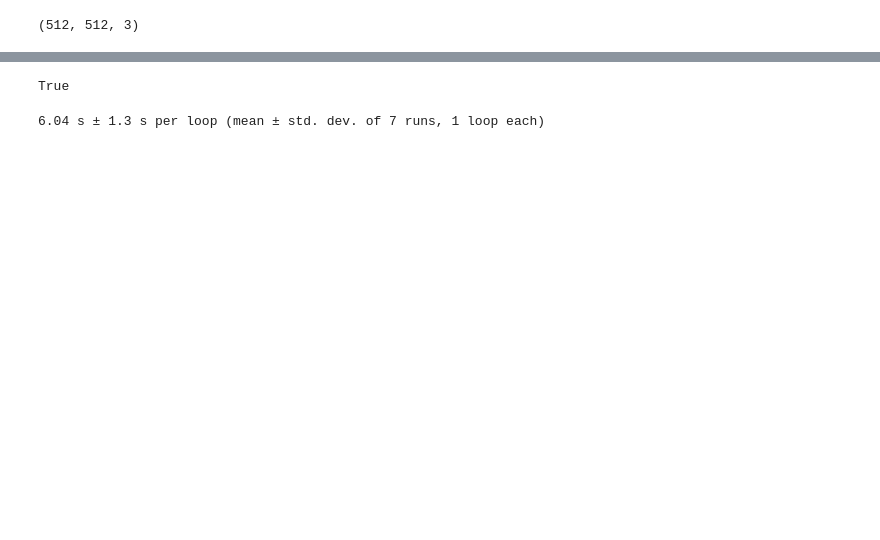
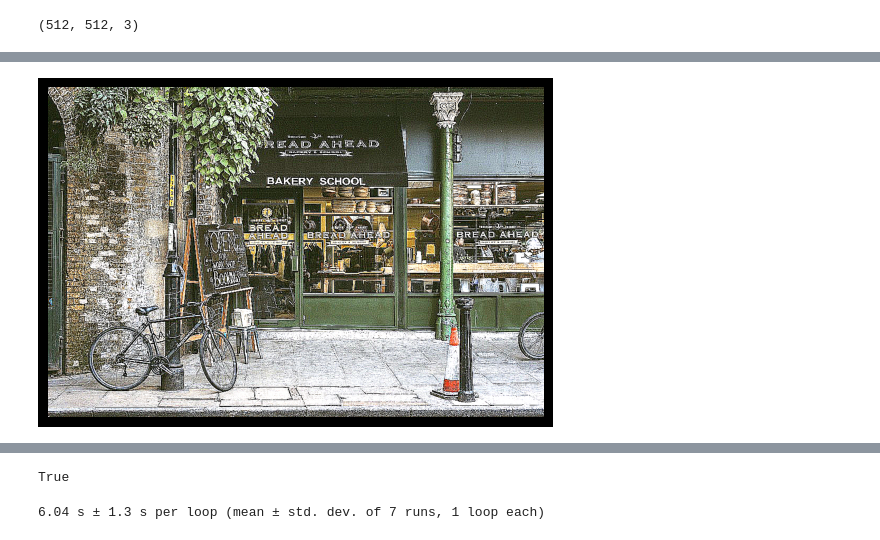
Before and after one commit to Javier-Mazariegos/laboratorio2, a Jupyter notebook: tareas.ipynb, the cells around one changed output, grey strips where cells are left out. Cells and saved outputs as stored; diff of their text form; code cells hidden in the pictures; blank space fills up the shorter version.

```diff
--- a/tareas.ipynb
+++ b/tareas.ipynb
@@ -37,0 +42,19 @@ import cvlib
+# %%
+def sharpen(img):
+    kernel = np.array([[-1, -1, -1], [-1, 9.5, -1], [-1, -1, -1]])
+    img_sharpen = cv.filter2D(img, -1, kernel)
+    return img_sharpen
+# %%
+#making the sharp image
+#read the image cafeteria.jpg and store it in the variable img
+img = cv.imread('cafeteria.jpg')
+#convert bgr to rgb
+img = cv.cvtColor(img, cv.COLOR_BGR2RGB)
+a4 = sharpen(img)
+filename = 'sharpen.jpg'
+cvlib.imgview(a4)
+# Using cv2.imwrite() method
+# Saving the image
+# cv2.imwrite(filename, a4)
+# %% [output]
+[figure, added]
```
Also changed, not shown: parts of 4 cells of this notebook, 2 other files.
